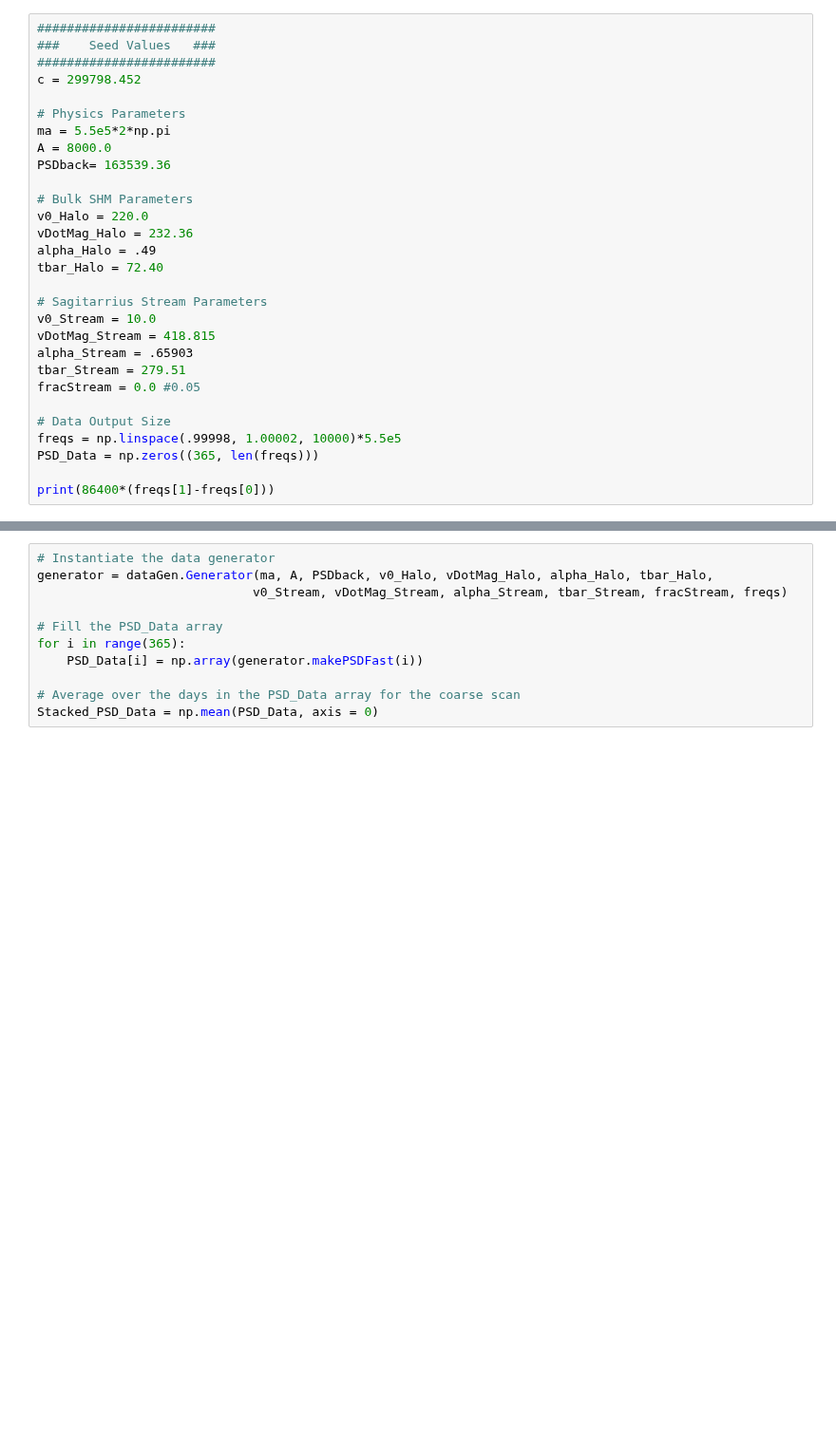
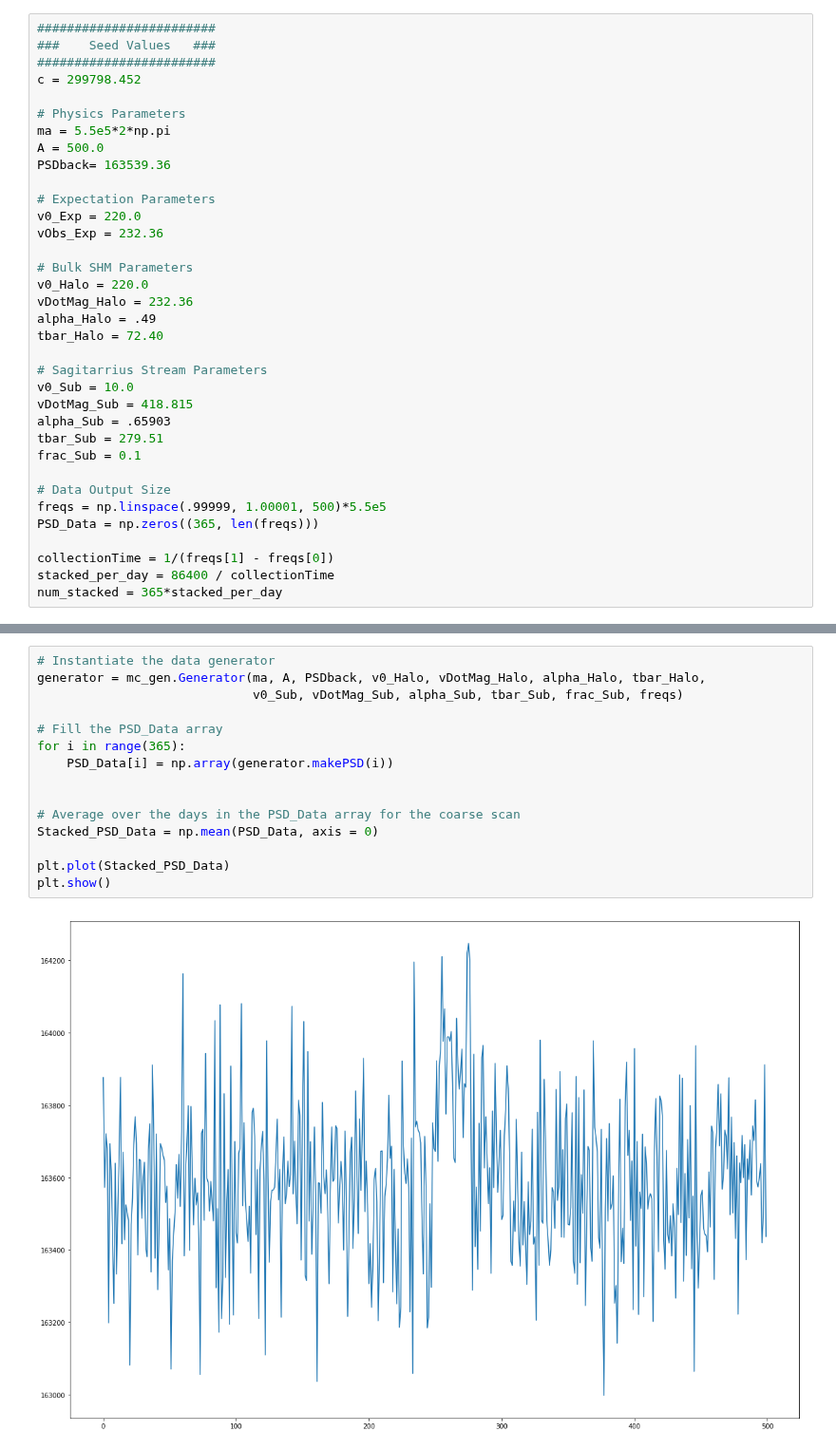
Before and after one commit to bsafdi/AxiScan, a Jupyter notebook: examples/Example.ipynb, the cells around one changed output, grey strips where cells are left out. Shown at 95% size. Drawn from its saved outputs; the diff is of its cells as text; blank space fills up the shorter version.

```diff
--- a/examples/Example.ipynb
+++ b/examples/Example.ipynb
@@ -16,8 +25,12 @@ c = 299798.452
 
 # Physics Parameters
 ma = 5.5e5*2*np.pi
-A = 8000.0
+A = 500.0
 PSDback= 163539.36
+
+# Expectation Parameters
+v0_Exp = 220.0
+vObs_Exp = 232.36
 
 # Bulk SHM Parameters
 v0_Halo = 220.0
@@ -26,14 +39,16 @@ alpha_Halo = .49
 tbar_Halo = 72.40
 
 # Sagitarrius Stream Parameters
-v0_Stream = 10.0
-vDotMag_Stream = 418.815
-alpha_Stream = .65903
-tbar_Stream = 279.51
-fracStream = 0.0 #0.05
+v0_Sub = 10.0
+vDotMag_Sub = 418.815
+alpha_Sub = .65903
+tbar_Sub = 279.51
+frac_Sub = 0.1
 
 # Data Output Size
-freqs = np.linspace(.99998, 1.00002, 10000)*5.5e5
+freqs = np.linspace(.99999, 1.00001, 500)*5.5e5
 PSD_Data = np.zeros((365, len(freqs)))
 
-print(86400*(freqs[1]-freqs[0]))
+collectionTime = 1/(freqs[1] - freqs[0])
+stacked_per_day = 86400 / collectionTime
+num_stacked = 365*stacked_per_day
@@ -42,12 +55,18 @@ print(86400*(freqs[1]-freqs[0]))
 # %%
 # Instantiate the data generator
-generator = dataGen.Generator(ma, A, PSDback, v0_Halo, vDotMag_Halo, alpha_Halo, tbar_Halo,
-                             v0_Stream, vDotMag_Stream, alpha_Stream, tbar_Stream, fracStream, freqs)
+generator = mc_gen.Generator(ma, A, PSDback, v0_Halo, vDotMag_Halo, alpha_Halo, tbar_Halo,
+                             v0_Sub, vDotMag_Sub, alpha_Sub, tbar_Sub, frac_Sub, freqs)
 
 # Fill the PSD_Data array
 for i in range(365):
-    PSD_Data[i] = np.array(generator.makePSDFast(i))
+    PSD_Data[i] = np.array(generator.makePSD(i))
+
 
 # Average over the days in the PSD_Data array for the coarse scan
 Stacked_PSD_Data = np.mean(PSD_Data, axis = 0)
+
+plt.plot(Stacked_PSD_Data)
+plt.show()
+# %% [output]
+[figure, added]
 # %%
```
Also changed, not shown: parts of 8 cells of this notebook, 3 other files.
